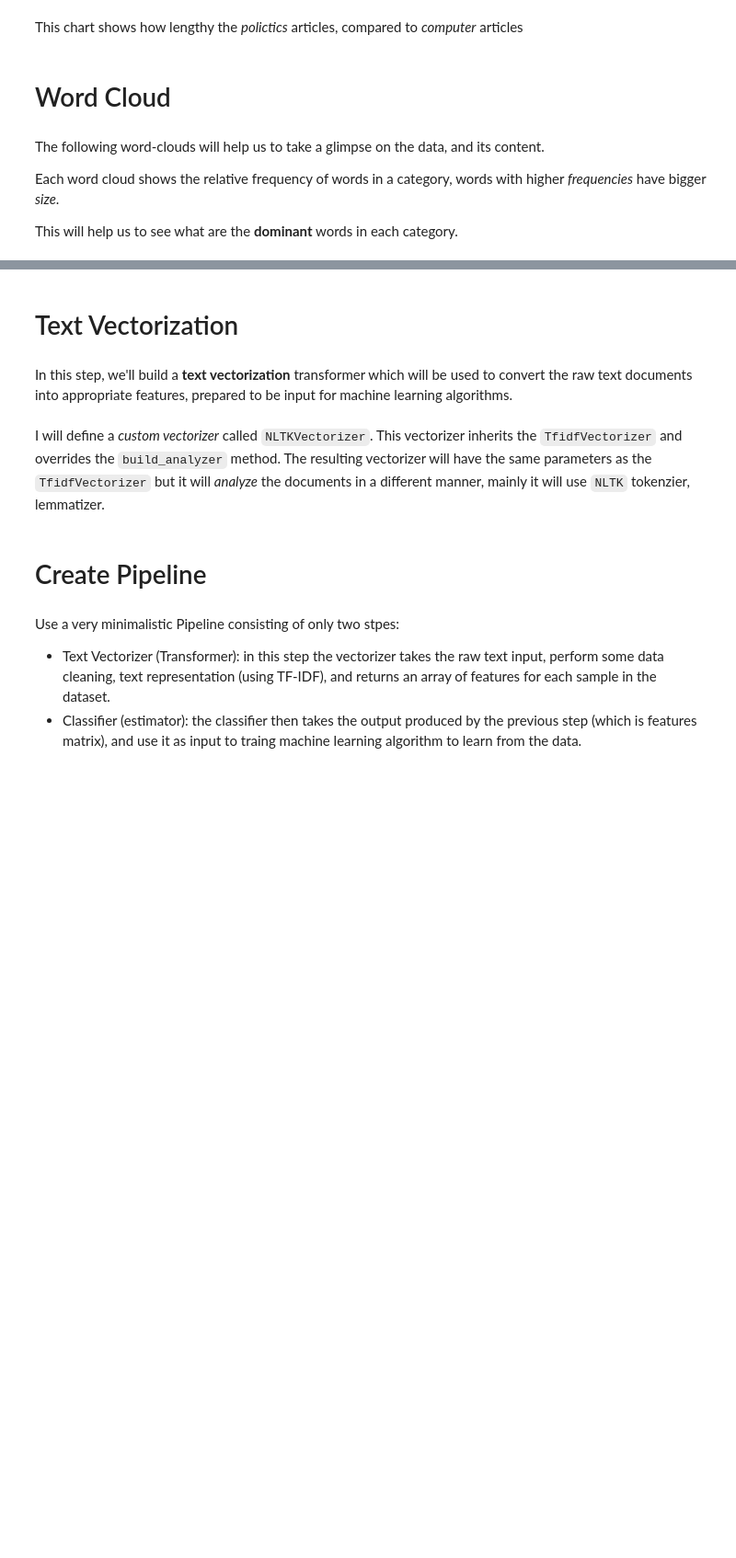
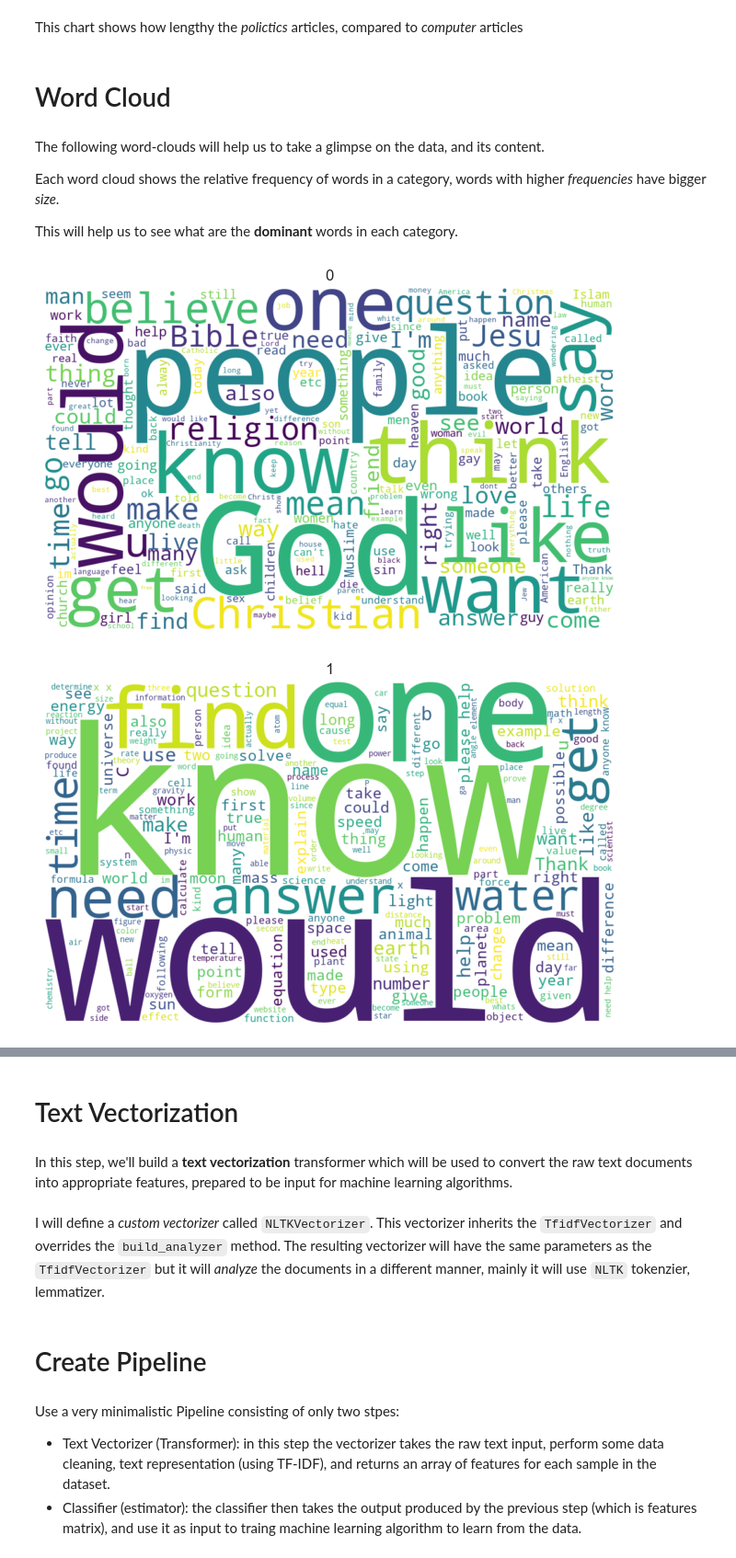
Before and after one commit to Giacomix02/AIProject, a Jupyter notebook: Code/Text Classification.ipynb, the cells around one changed output, grey strips where cells are left out. Shown at 92% size. Drawn from its saved outputs; the diff is of its cells as text; code cells hidden in the pictures; blank space fills up the shorter version.

```diff
--- a/Code/Text Classification.ipynb
+++ b/Code/Text Classification.ipynb
@@ -68,9 +68,16 @@ from functools import partial
 import joblib
 
 import nltk
+
 nltk.download('punkt')
 
-import nltk
 nltk.download('stopwords')
 
+nltk.download('wordnet')
+
 en_stop_words = list(set(stopwords.words("english")))
+
+# aggiungo a en_stop_words le parole dal file da noi creato
+with open('stopwordsPersonali', 'r') as file:
+    for line in file:
+        en_stop_words.append(line.strip())
@@ -331,7 +307,7 @@ save_fig_as_div(fig, file_name="charts/average-article-length-bar-chart.html")
 # %% [markdown]
 # Word Cloud
 # %%
-categories_text_df = dfTrain.groupby(by="topic").agg({"question_title": " ".join}).reset_index()
+categories_text_df = dfTrain.groupby(by="topic").agg({"question_content": " ".join}).reset_index()
 # %%
 def plot_word_cloud(category_name, category_text):
     plt.subplots(figsize=(8, 8))
@@ -351,4 +327,7 @@ Each word cloud shows the relative frequency of words in a category, words with
 This will help us to see what are the **dominant** words in each category.
 # %%
 for idx, row in categories_text_df.iterrows():
-    plot_word_cloud(row["topic"], row["question_title"])
+    plot_word_cloud(row["topic"], row["question_content"])
+# %% [output]
+[figure, added]
+[figure, added]
```
Also changed, not shown: parts of 41 cells of this notebook, 4 other files.
